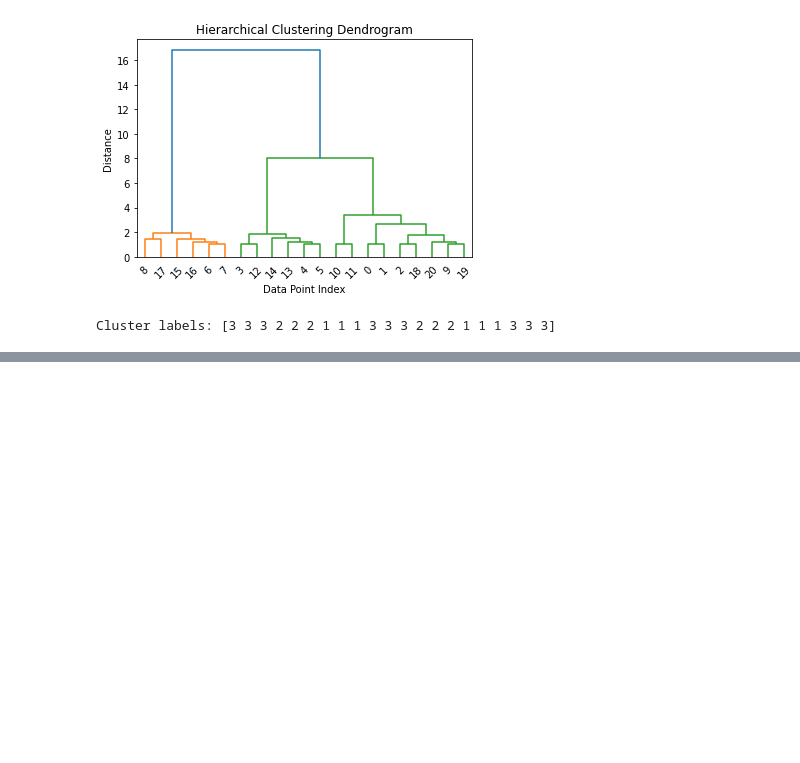
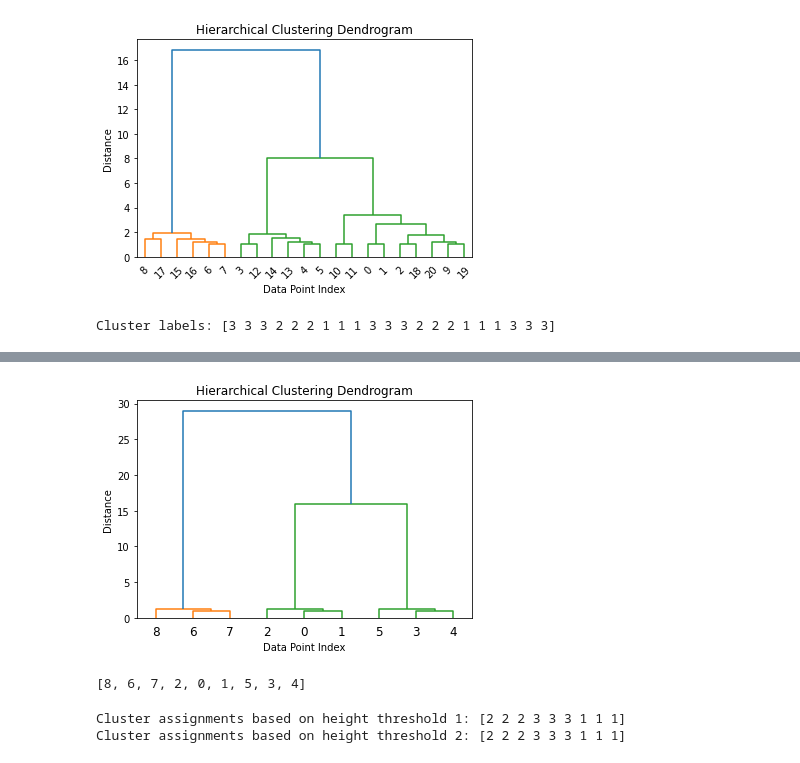
Before and after one commit to Priyanshu4/CSE-5819-Project, a Jupyter notebook: hclust/main.ipynb, the cells around one changed output, grey strips where cells are left out. Drawn from its saved outputs; the diff is of its cells as text; code cells hidden in the pictures; blank space fills up the shorter version.

```diff
--- a/hclust/main.ipynb
+++ b/hclust/main.ipynb
@@ -97,0 +125,50 @@ Cluster labels: [3 3 3 2 2 2 1 1 1 3 3 3 2 2 2 1 1 1 3 3 3]
+# %%
+from scipy.cluster.hierarchy import dendrogram, linkage
+import numpy as np
+import matplotlib.pyplot as plt
+
+# Sample data
+data = np.array([[1, 2], [2, 2], [2, 3], [8, 8], [9, 8], [9, 9], [15, 15], [16, 15], [16, 16]])
+
+# Perform hierarchical clustering and create a dendrogram
+linkage_matrix = linkage(data, method='ward')
+dendrogram(linkage_matrix, orientation='top')
+plt.title('Hierarchical Clustering Dendrogram')
+plt.xlabel('Data Point Index')
+plt.ylabel('Distance')
+plt.show()
+
+# Choose a specific branch by its height in the dendrogram
+# In this example, let's assume we want the branch at height 10
+specific_height = 5
+
+# Find the leaf nodes (data point indices) under the specific branch
+d = dendrogram(linkage_matrix, no_plot=True)
+print(d['leaves'])
+# %% [output]
+[figure, added]
+[8, 6, 7, 2, 0, 1, 5, 3, 4]
+# %%
+from scipy.cluster.hierarchy import fcluster, linkage
+import numpy as np
+
+# Sample data
+data = np.array([[1, 2], [2, 2], [2, 3], [8, 8], [9, 8], [9, 9], [15, 15], [16, 15], [16, 16]])
+
+# Perform hierarchical clustering and create a dendrogram
+linkage_matrix = linkage(data, method='ward')
+
+# Define the height thresholds (cutoffs)
+height_threshold1 = 5
+height_threshold2 = 15
+
+# Use fcluster to assign data points to clusters based on the heights
+cluster_labels1 = fcluster(linkage_matrix, t=height_threshold1, criterion='distance')
+cluster_labels2 = fcluster(linkage_matrix, t=height_threshold2, criterion='distance')
+
+# Print the cluster assignments
+print("Cluster assignments based on height threshold 1:", cluster_labels1)
+print("Cluster assignments based on height threshold 2:", cluster_labels2)
+# %% [output]
+Cluster assignments based on height threshold 1: [2 2 2 3 3 3 1 1 1]
+Cluster assignments based on height threshold 2: [2 2 2 3 3 3 1 1 1]
```
Also changed, not shown: parts of 1 cell of this notebook.
